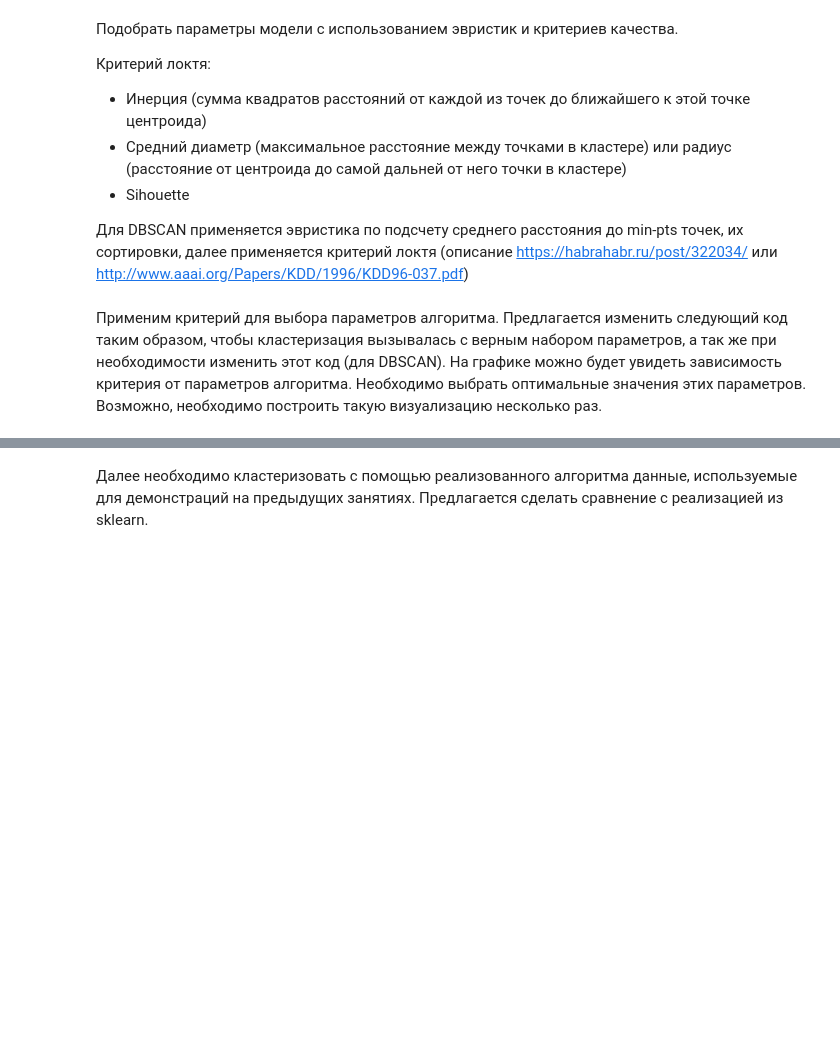
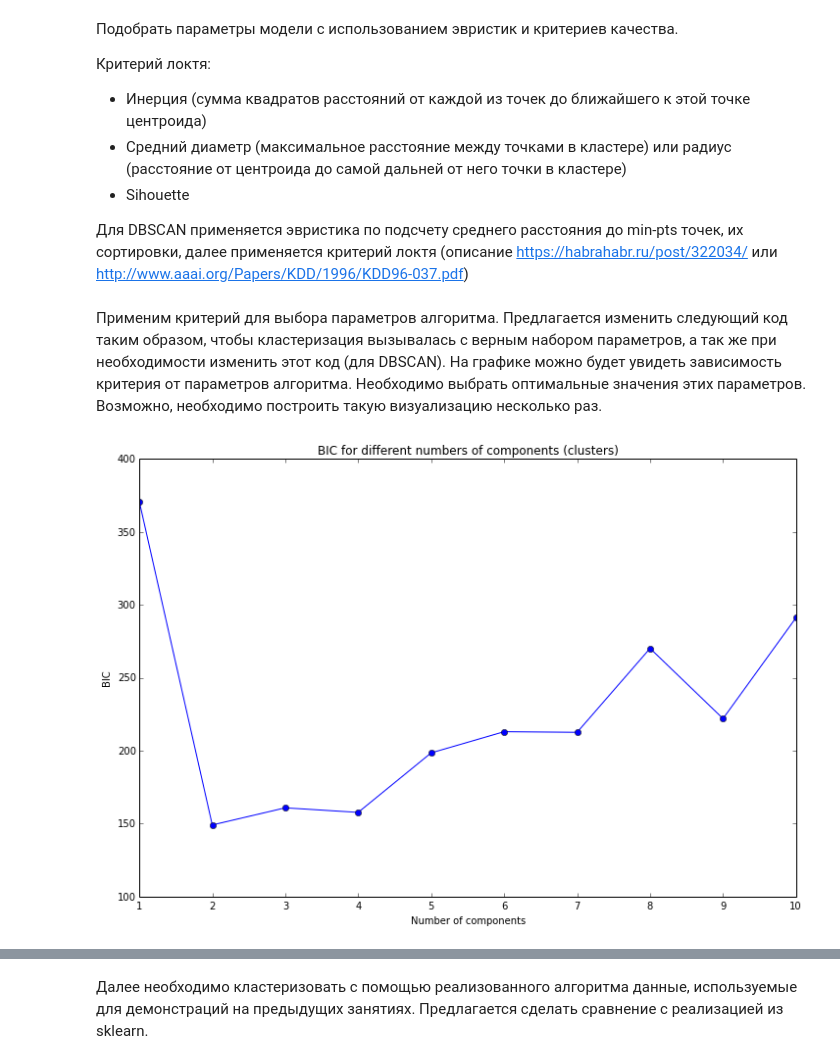
Before and after one commit to Davydov-Alex/big-data, a Jupyter notebook: HW4/homework-clustering.ipynb, the cells around one changed output, grey strips where cells are left out. Cells and saved outputs as stored; diff of their text form; code cells hidden in the pictures; blank space fills up the shorter version.

Commit message:
final corrections

```diff
--- a/HW4/homework-clustering.ipynb
+++ b/HW4/homework-clustering.ipynb
@@ -134,6 +140,3 @@ pred_iris = Clustering(n_clusters=2).fit_predict(x_iris)
 print "Adjusted Rand index for iris is: %.2f" % smt.adjusted_rand_score(y_iris, pred_iris)
 # %% [output]
 Adjusted Rand index for iris is: 1.00
-# %%
-model = Clustering(n_clusters=2)
-model.ll_out(x_iris)
@@ -153,19 +151,25 @@ model.ll_out(x_iris)
 Для DBSCAN применяется эвристика по подсчету среднего расстояния до min-pts точек, их сортировки, далее применяется критерий локтя (описание https://habrahabr.ru/post/322034/ или http://www.aaai.org/Papers/KDD/1996/KDD96-037.pdf)
 # %% [markdown]
 Применим критерий для выбора параметров алгоритма. Предлагается изменить следующий код таким образом, чтобы кластеризация вызывалась с верным набором параметров, а так же при необходимости изменить этот код (для DBSCAN). На графике можно будет увидеть зависимость критерия от параметров алгоритма. Необходимо выбрать оптимальные значения этих параметров. Возможно, необходимо построить такую визуализацию несколько раз.
-# %%
-ks = range(1, 21)
-criteria = np.zeros(len(ks))
-
-for i, k in enumerate(ks):
-    cls = Clustering()
-    y = cls.fit_predict(x)
-    criteria[i] = quality(x, y)
-
-pl.figure(figsize=(8, 6))
-pl.plot(ks, criteria)
-pl.title("$J(k)$")
-pl.ylabel("Criteria $J$")
-pl.xlabel("Number of clusters $k$")
-pl.grid()
-pl.show()
+# %%
+from scipy.special import logsumexp
+
+#Bayesian information criterion (I am not sure if it is a correct implementation)
+def bic(data, n_clusters):
+    n_comp = x_iris.shape[1]*n_clusters + x_iris.shape[1]*n_clusters + n_clusters - 1
+    model = Clustering(n_clusters=n_clusters)
+    pdfs = np.log(model.weighted_pdfs_out(data))
+    logprob = logsumexp(pdfs, axis=1)
+    bic = -2*logprob.sum()+n_comp*np.log(data.shape[0])
+    return bic
+# %%
+bic_dict = {}
+for i in xrange(1,11):
+    bic_dict[i]=bic(x_iris, i)
+# %%
+plt.plot(bic_dict.keys(), bic_dict.values(), '-o')
+plt.title("BIC for different numbers of components (clusters)")
+plt.xlabel("Number of components")
+plt.ylabel("BIC");
+# %% [output]
+[figure, added]
```
Also changed, not shown: parts of 9 cells of this notebook.
